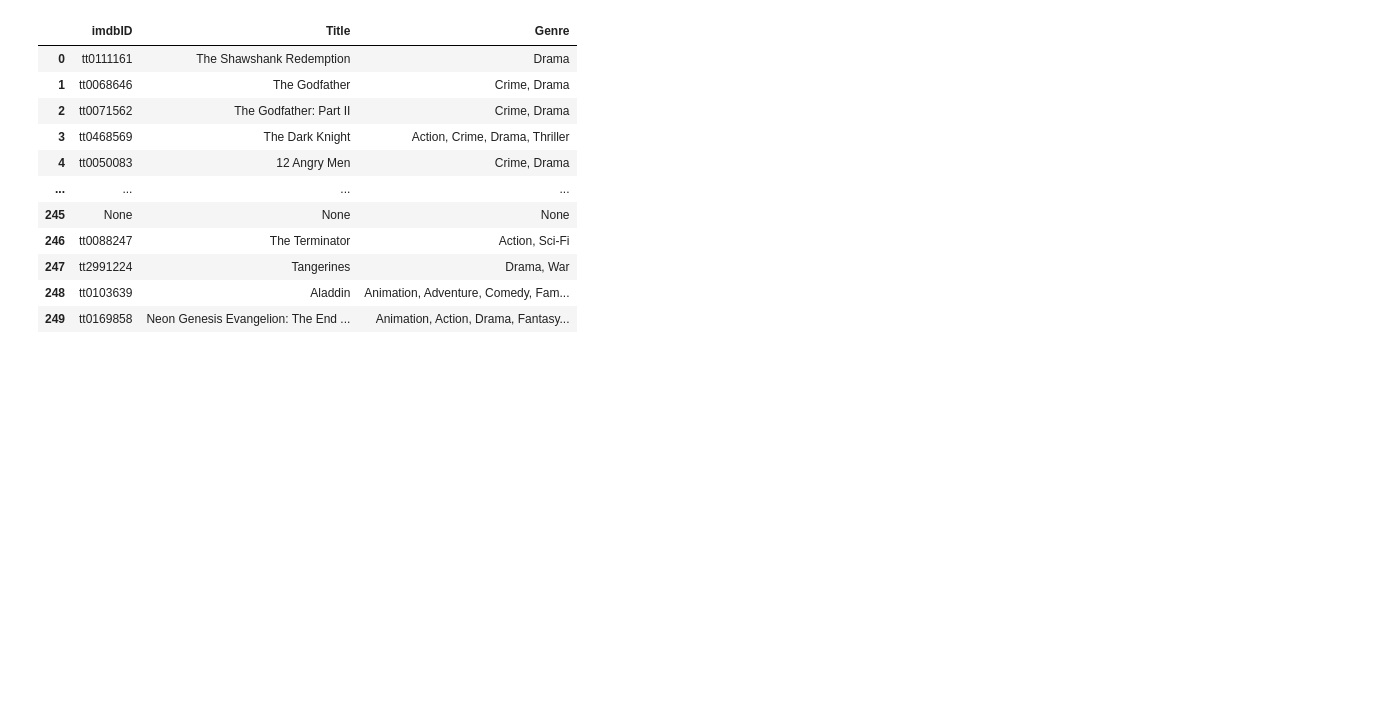
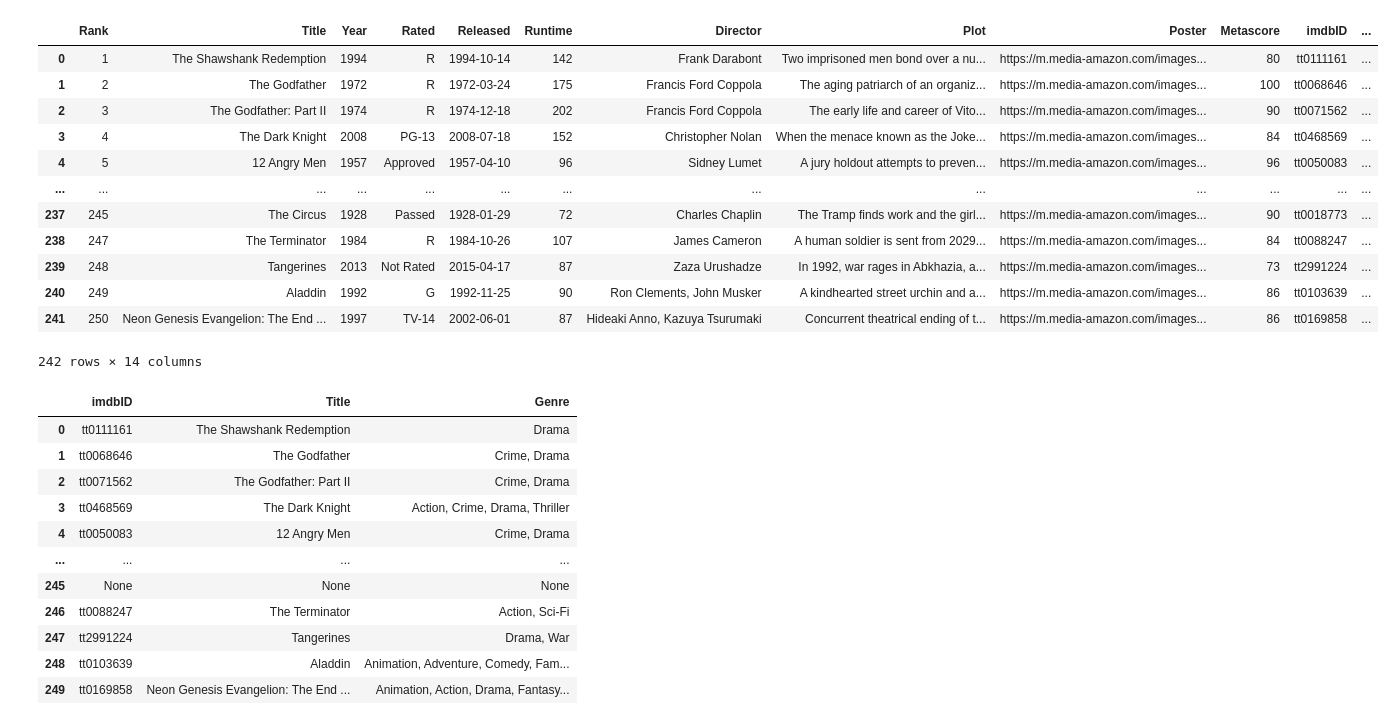
Before and after one commit to MATaylor0/etl-project, a Jupyter notebook: AC/top_250.ipynb, the cells around one changed output. Cells and saved outputs as stored; diff of their text form; code cells hidden in the pictures; blank space fills up the shorter version.

```diff
--- a/AC/top_250.ipynb
+++ b/AC/top_250.ipynb
@@ -141,3 +148,21 @@ top_250_df
+# %%
+# Formatting the date to be read by SQL
+top_250_df["Released"] = top_250_df["Released"].apply(lambda x: datetime.strptime(x, "%d %b %Y").strftime("%Y-%m-%d"))
+top_250_df
+# %% [output]
+|  | Rank | Title | Year | Rated | Released | Runtime | Director | Plot | Poster | Metascore | imdbID | ... |
+| 0 | 1 | The Shawshank Redemption | 1994 | R | 1994-10-14 | 142 | Frank Darabont | Two imprisoned men bond over a nu... | https://m.media-amazon.com/images... | 80 | tt0111161 | ... |
+| 1 | 2 | The Godfather | 1972 | R | 1972-03-24 | 175 | Francis Ford Coppola | The aging patriarch of an organiz... | https://m.media-amazon.com/images... | 100 | tt0068646 | ... |
+| 2 | 3 | The Godfather: Part II | 1974 | R | 1974-12-18 | 202 | Francis Ford Coppola | The early life and career of Vito... | https://m.media-amazon.com/images... | 90 | tt0071562 | ... |
+| 3 | 4 | The Dark Knight | 2008 | PG-13 | 2008-07-18 | 152 | Christopher Nolan | When the menace known as the Joke... | https://m.media-amazon.com/images... | 84 | tt0468569 | ... |
+| 4 | 5 | 12 Angry Men | 1957 | Approved | 1957-04-10 | 96 | Sidney Lumet | A jury holdout attempts to preven... | https://m.media-amazon.com/images... | 96 | tt0050083 | ... |
+| ... | ... | ... | ... | ... | ... | ... | ... | ... | ... | ... | ... | ... |
+| 237 | 245 | The Circus | 1928 | Passed | 1928-01-29 | 72 | Charles Chaplin | The Tramp finds work and the girl... | https://m.media-amazon.com/images... | 90 | tt0018773 | ... |
+| 238 | 247 | The Terminator | 1984 | R | 1984-10-26 | 107 | James Cameron | A human soldier is sent from 2029... | https://m.media-amazon.com/images... | 84 | tt0088247 | ... |
+| 239 | 248 | Tangerines | 2013 | Not Rated | 2015-04-17 | 87 | Zaza Urushadze | In 1992, war rages in Abkhazia, a... | https://m.media-amazon.com/images... | 73 | tt2991224 | ... |
+| 240 | 249 | Aladdin | 1992 | G | 1992-11-25 | 90 | Ron Clements, John Musker | A kindhearted street urchin and a... | https://m.media-amazon.com/images... | 86 | tt0103639 | ... |
+| 241 | 250 | Neon Genesis Evangelion: The End ... | 1997 | TV-14 | 2002-06-01 | 87 | Hideaki Anno, Kazuya Tsurumaki | Concurrent theatrical ending of t... | https://m.media-amazon.com/images... | 86 | tt0169858 | ... |
+242 rows × 14 columns
 # %%
 # Export to csv
 top_250_df.to_csv("Top_250_Movies.csv", index=False, header=True)
```
Also changed, not shown: parts of 6 cells of this notebook, 9 other files.
